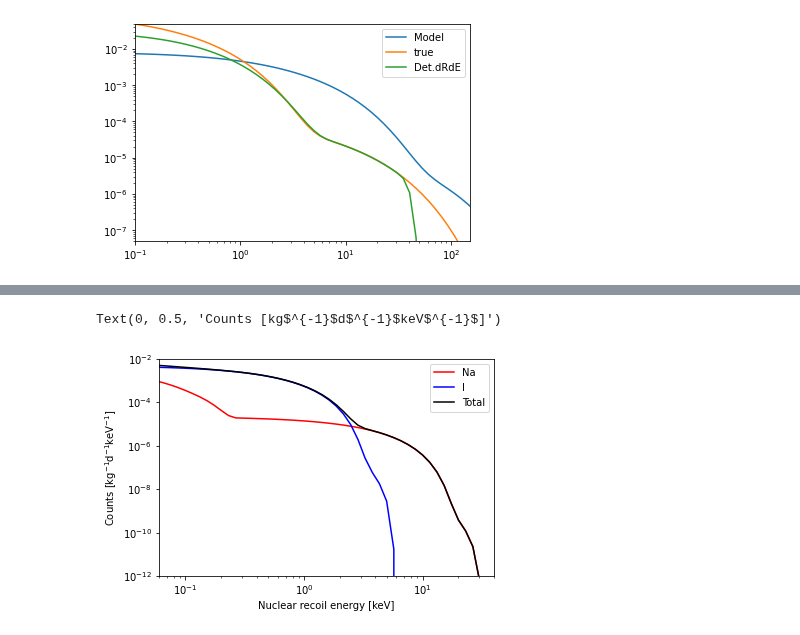
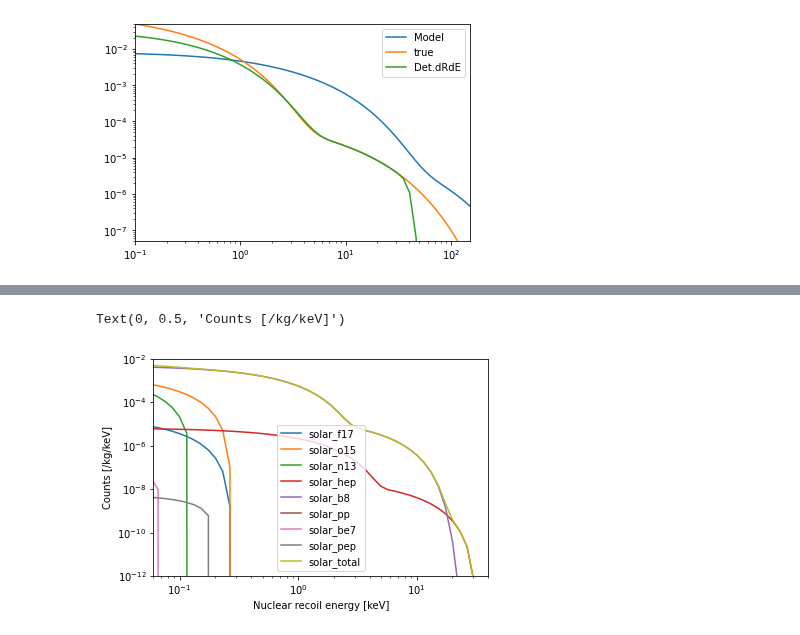
Before and after one commit to mjzurowski/sgm, a Jupyter notebook: Neutrino-test.ipynb, the cells around one changed output, grey strips where cells are left out. Drawn from its saved outputs; the diff is of its cells as text; code cells hidden in the pictures.

```diff
--- a/Neutrino-test.ipynb
+++ b/Neutrino-test.ipynb
@@ -269,22 +181,21 @@ Text(0, 0.5, 'Counts [kg$^{-1}$d$^{-1}$keV$^{-1}$]')
 # %%
 ##with Be7 and PEP
-#integral = np.array([integrate.quad(lambda Evl:integrand(Evl,ERi,T[0]),Model.Emin(T[0],ERi),max(Ev),limit=int(1E8))[0] for ERi in ER])
-integral_Na = np.array([(np.trapz(integrand(Ev_eV[Ev_eV>Model.Emin(T[0],ERi)],ERi,T[0]),Ev_eV[Ev_eV>Model.Emin(T[0],ERi)])+sum_disc(ERi,T[0]))*T[0].mT()/Det.DetMass() for ERi in ER_eV])
-integral_I = np.array([(np.trapz(integrand(Ev_eV[Ev_eV>Model.Emin(T[1],ERi)],ERi,T[1]),Ev_eV[Ev_eV>Model.Emin(T[1],ERi)])+sum_disc(ERi,T[1]))*T[1].mT()/Det.DetMass() for ERi in ER_eV])
-#print(integral)
-plt.plot(ER,integral_Na*keV,label='Na',color='r')
-plt.plot(ER,integral_I*keV,label='I',color='blue')
-plt.plot(ER,(integral_Na*keV+integral_I*keV),label='Total',color='black')
-#plt.plot(ER,np.array([sum_disc(ERi,T[0]) for ERi in ER]),label='Na')
-#plt.plot(ER,np.array([sum_disc(ERi,T[1]) for ERi in ER]),label='I')
-#plt.plot(ER,np.array([sum_disc(ERi,T[0]) for ERi in ER])+np.array([sum_disc(ERi,T[1]) for ERi in ER]),label='Total')
-plt.legend()
+ls_source=['solar_f17','solar_o15','solar_n13','solar_hep','solar_b8','solar_pp','solar_be7','solar_pep']
+solar_total=np.zeros(len(ER))
+for source in ls_source:
+    #plt.plot(ER,[Model.dRdER(T[0],Ev_eV,ERi,'solar_f17')*keV*T[0].mT()/Det.DetMass() for ERi in ER_eV],label='Na',color='r')
+    #plt.plot(ER,[Model.dRdER(T[1],Ev_eV,ERi,'solar_f17')*keV*T[1].mT()/Det.DetMass() for ERi in ER_eV],label='I',color='blue')
+    rate=np.array([Model.dRdER(T[0],Ev_eV,ERi,source)*keV*T[0].mT()/Det.DetMass()+Model.dRdER(T[1],Ev_eV,ERi,source)*keV*T[1].mT()/Det.DetMass() for ERi in ER_eV])
+    plt.plot(ER,rate,label=source)
+    solar_total=solar_total+rate
+plt.plot(ER,solar_total,label='solar_total')
 plt.xscale('log')
 plt.yscale('log')
+plt.legend()
 plt.xlim(6e-2,4e1)
 plt.ylim(1e-12, 1e-2)
 plt.xlabel(r"Nuclear recoil energy [keV]")
-plt.ylabel(r"Counts [kg$^{-1}$d$^{-1}$keV$^{-1}$]")
+plt.ylabel(r"Counts [/kg/keV]")
 # %% [output]
-Text(0, 0.5, 'Counts [kg$^{-1}$d$^{-1}$keV$^{-1}$]')
+Text(0, 0.5, 'Counts [/kg/keV]')
-[figure, old version]
+[figure, new version]
```
Also changed, not shown: parts of 8 cells of this notebook, 3 other files.
